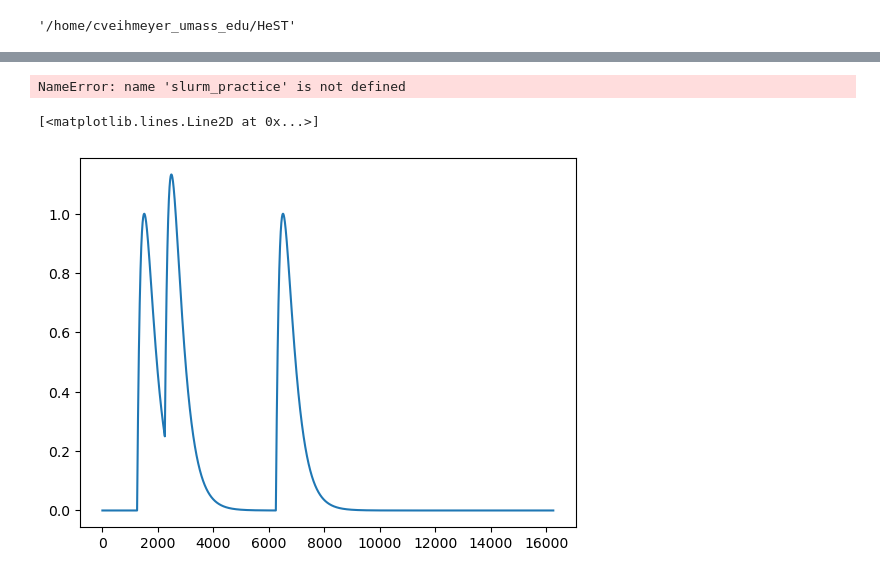
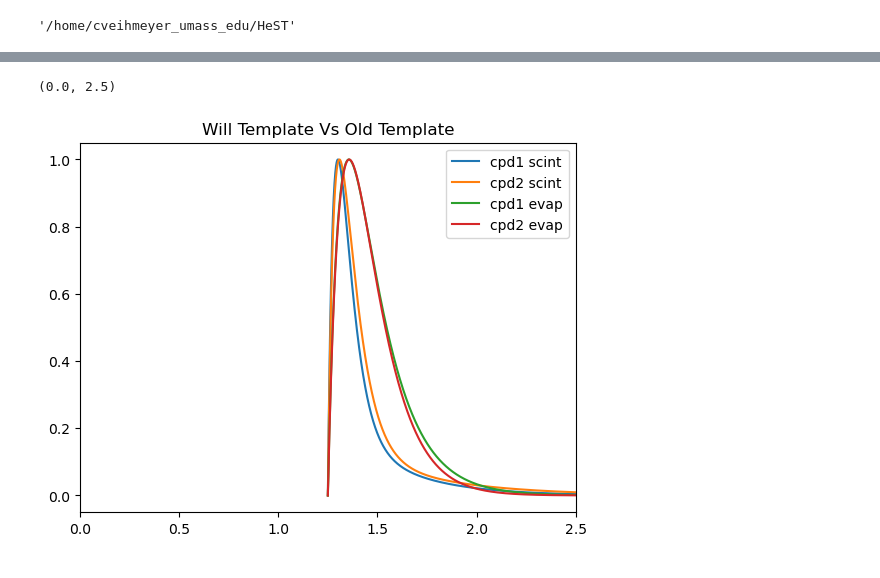
Before and after one commit to spice-herald/HeST, a Jupyter notebook: analysis/unity_analysis.ipynb, the cells around one changed output, grey strips where cells are left out. Drawn from its saved outputs; the diff is of its cells as text; code cells hidden in the pictures.

```diff
--- a/analysis/unity_analysis.ipynb
+++ b/analysis/unity_analysis.ipynb
@@ -91,0 +115,21 @@ ax1.plot(time, cpd2_template)
+# %%
+# sampling rate is 1.25e6 per second: meaning that per each thing has 1/1.25e6 --> 0.8e-6 still the same as before.
+# now we need to save
+upper = int(5 * 2500)
+lower = int(1.25*2500)
+time = np.linspace(0, 10, 25000)
+cpd1_scint_template = templates[0]
+cpd2_scint_template = templates[1]
+cpd1_evap_template = templates[2]
+cpd2_evap_template = templates[3]
+fig, ax = plt.subplots()
+ax.plot(time[lower:upper], cpd1_scint_template[lower:upper], label= 'cpd1 scint')
+ax.plot(time[lower:upper], cpd2_scint_template[lower:upper], label = 'cpd2 scint')
+ax.plot(time[lower:upper], cpd1_evap_template[lower:upper], label = 'cpd1 evap')
+ax.plot(time[lower:upper], cpd2_evap_template[lower:upper], label = 'cpd2 evap')
+ax.set_title('Will Template Vs Old Template')
+ax.legend()
+ax.set_xlim(0, 2.5)
+# %% [output]
+(0.0, 2.5)
+[figure, added]
@@ -92,20 +151,8 @@ ax1.plot(time, cpd2_template)
 # %%
-# cpd1_hits = np.histogram(slurm_practice.arrivalTimes_us[0], bins=200)[0] *10e-3
-# cpd2_hits = np.histogram(slurm_practice.arrivalTimes_us[1], bins=200)[0] * 10e-3
+cpd1_hits = np.histogram(many_qps.arrivalTimes_us[0], bins=3750, range = [0,3000])[0] * 10e-3
+cpd2_hits = np.histogram(many_qps.arrivalTimes_us[1], bins=3750, range = [0,3000])[0] * 10e-3
+plt.plot(time, np.convolve(cpd1_hits, cpd1_template))
 
-
-signal = np.convolve(cpd1_hits, cpd1_template)
-plt.plot(signal)
-signal = np.convolve(cpd2_hits, cpd2_template)
-plt.plot(signal)
+plt.xlabel('Seconds')
+plt.ylabel('Energy')
+plt.title('CPD 1 pulse comparison')
-# %% [output]
-NameError: name 'slurm_practice' is not defined
-# %%
-sample = np.zeros((10000,))
-sample[0]=1
-sample[1000]=1
-sample[5000]=1
-plt.plot(np.convolve(cpd1_template, sample))
-# %% [output]
-[<matplotlib.lines.Line2D at 0x...>]
-[figure, removed]
```
Also changed, not shown: parts of 19 cells of this notebook, 12 other files.
